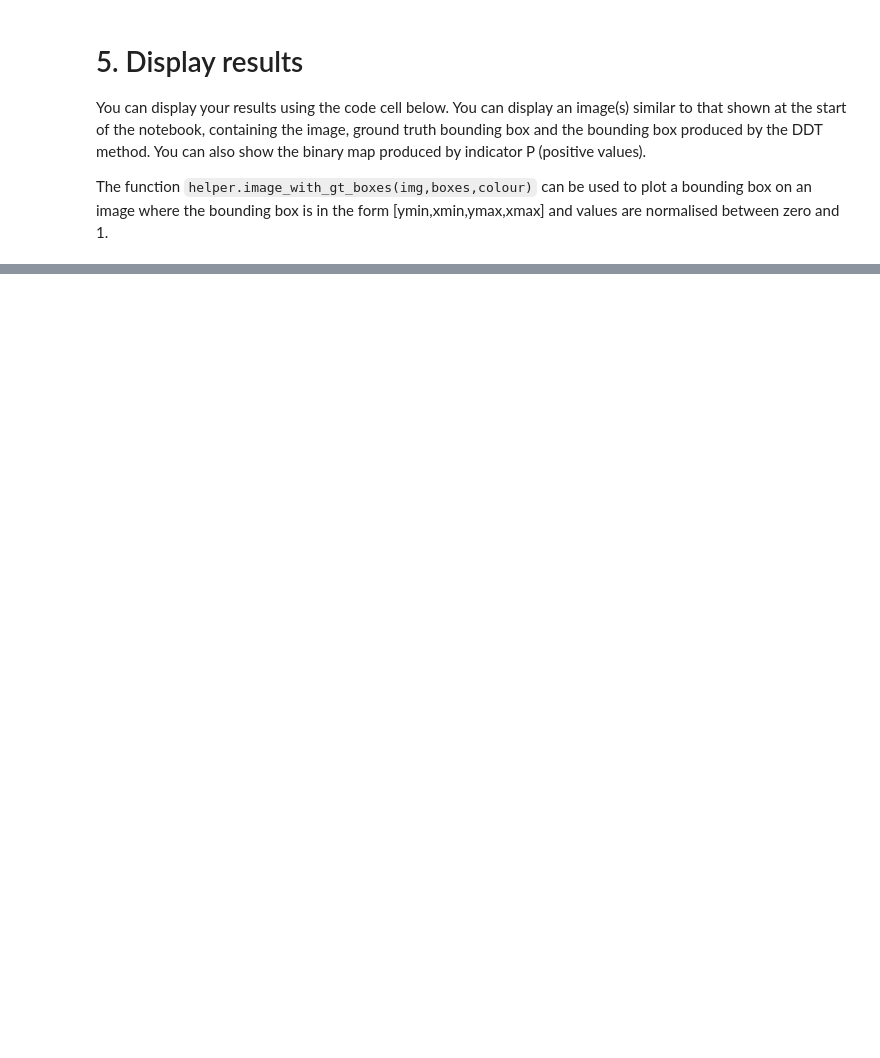
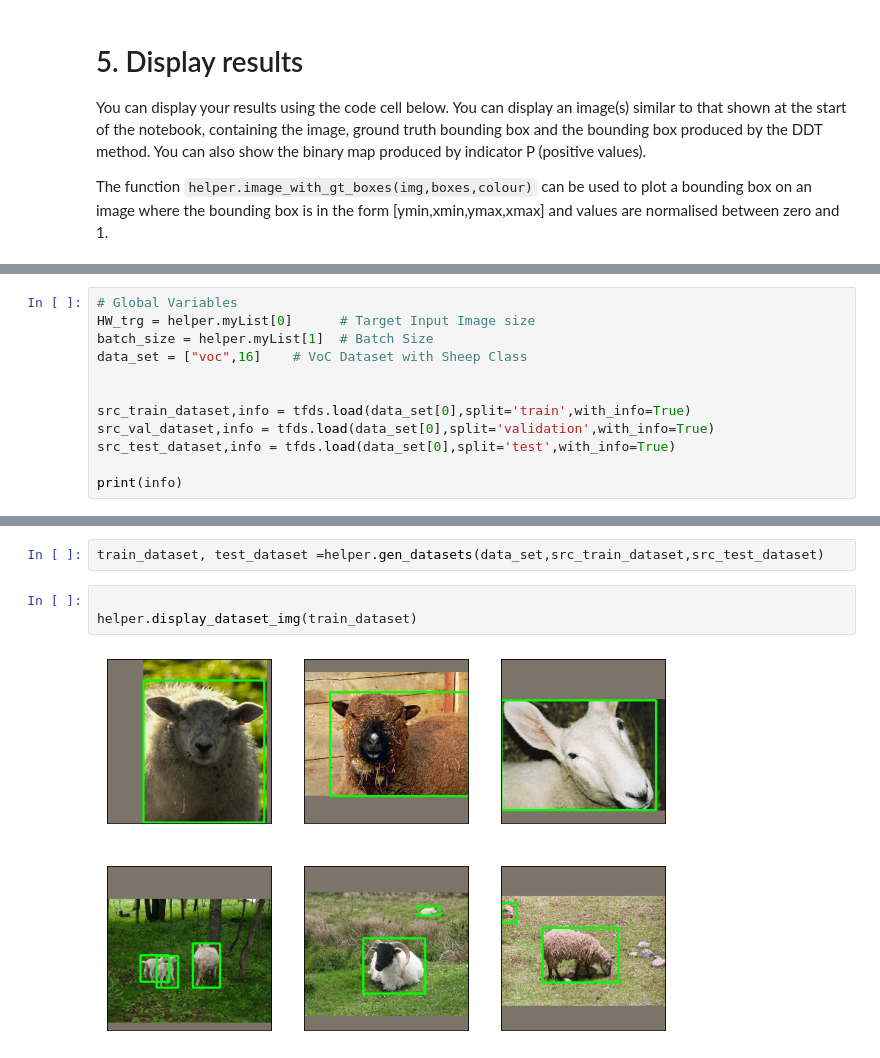
Before and after one commit to barrytl/CE6003, a Jupyter notebook: Etivity_assignment3_20197772_BarryLawton.ipynb, the cells around one changed output, grey strips where cells are left out. Cells and saved outputs as stored; diff of their text form; blank space fills up the shorter version.

```diff
--- a/Etivity_assignment3_20197772_BarryLawton.ipynb
+++ b/Etivity_assignment3_20197772_BarryLawton.ipynb
@@ -276,0 +277,12 @@ for k in range(n):
+# %%
+# Global Variables
+HW_trg = helper.myList[0]      # Target Input Image size
+batch_size = helper.myList[1]  # Batch Size
+data_set = ["voc",16]    # VoC Dataset with Sheep Class
+
+
+src_train_dataset,info = tfds.load(data_set[0],split='train',with_info=True)
+src_val_dataset,info = tfds.load(data_set[0],split='validation',with_info=True)
+src_test_dataset,info = tfds.load(data_set[0],split='test',with_info=True)
+
+print(info)
@@ -276,0 +307,7 @@ for k in range(n):
+# %%
+train_dataset, test_dataset =helper.gen_datasets(data_set,src_train_dataset,src_test_dataset)
+# %%
+
+helper.display_dataset_img(train_dataset)
+# %% [output]
+[figure, added]
```
Also changed, not shown: parts of 8 cells of this notebook.
